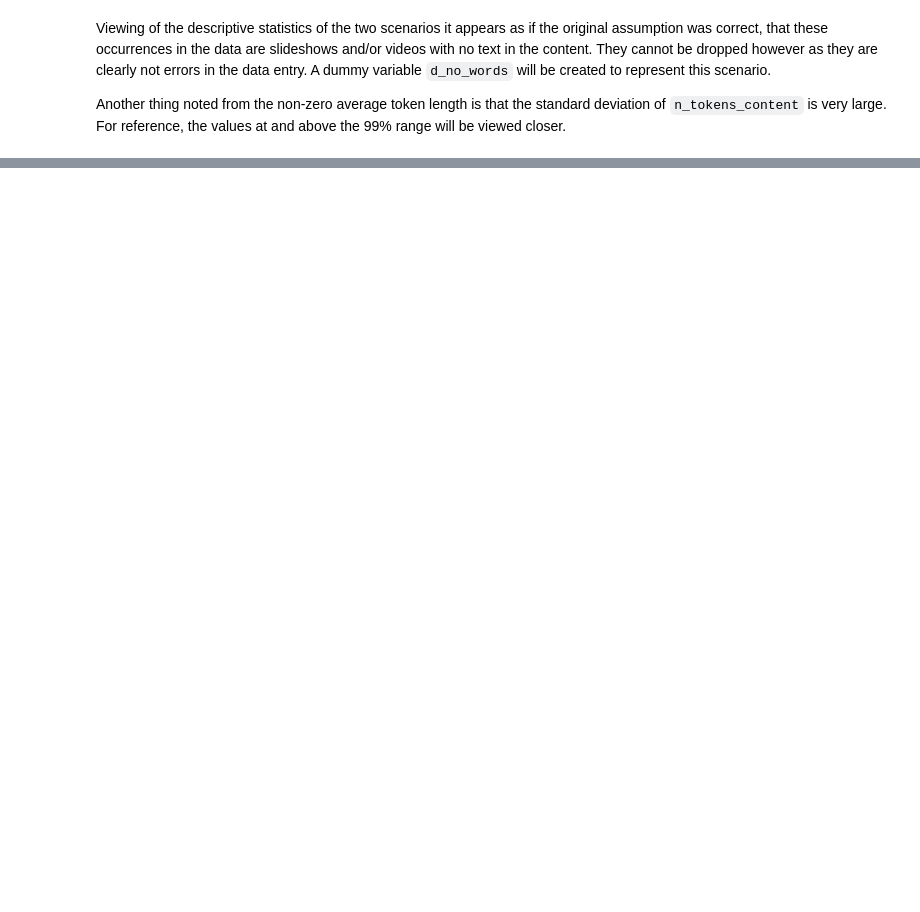
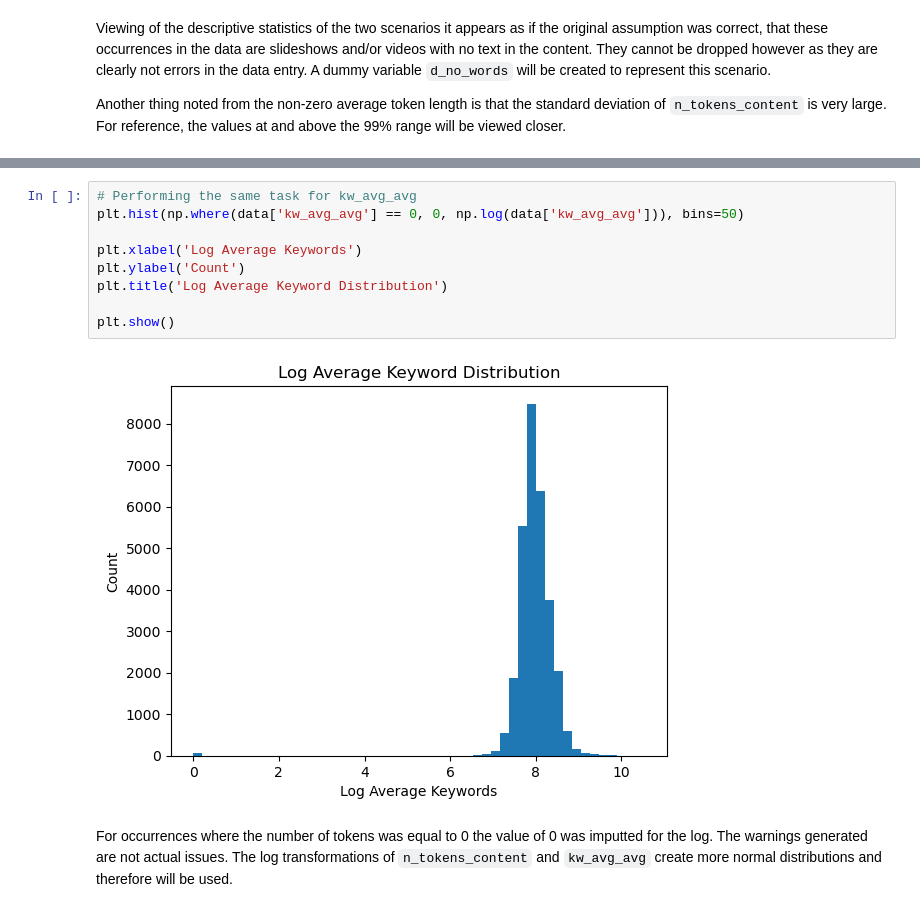
Before and after one commit to nxfern/Mashable-Online-News-Popularity, a Jupyter notebook: DS2_Take-Home_NF.ipynb, the cells around one changed output, grey strips where cells are left out. Drawn from its saved outputs; the diff is of its cells as text; blank space fills up the shorter version.

```diff
--- a/DS2_Take-Home_NF.ipynb
+++ b/DS2_Take-Home_NF.ipynb
@@ -209,0 +287,13 @@ data[data['n_tokens_content'] <= content_75].describe()
+# %%
+# Performing the same task for kw_avg_avg
+plt.hist(np.where(data['kw_avg_avg'] == 0, 0, np.log(data['kw_avg_avg'])), bins=50)
+
+plt.xlabel('Log Average Keywords')
+plt.ylabel('Count')
+plt.title('Log Average Keyword Distribution')
+
+plt.show()
+# %% [output]
+[figure, added]
+# %% [markdown]
+For occurrences where the number of tokens was equal to 0 the value of 0 was imputted for the log. The warnings generated are not actual issues. The log transformations of `n_tokens_content` and `kw_avg_avg` create more normal distributions and therefore will be used.
```
Also changed, not shown: parts of 35 cells of this notebook.
